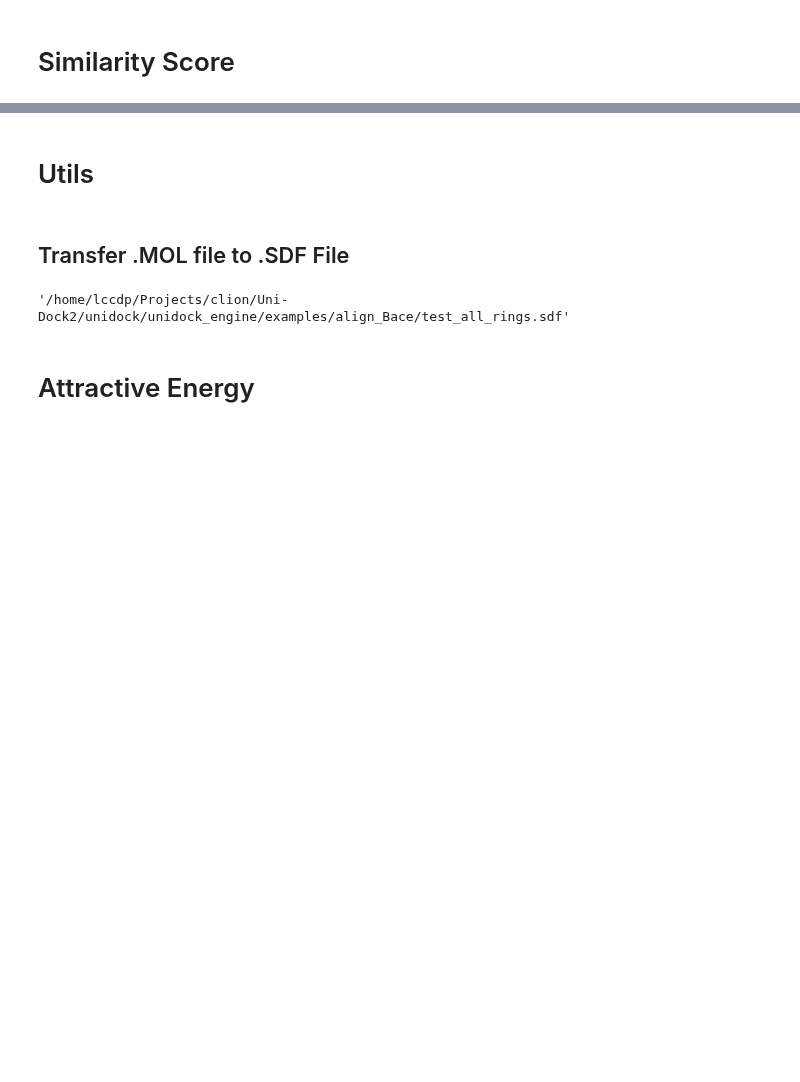
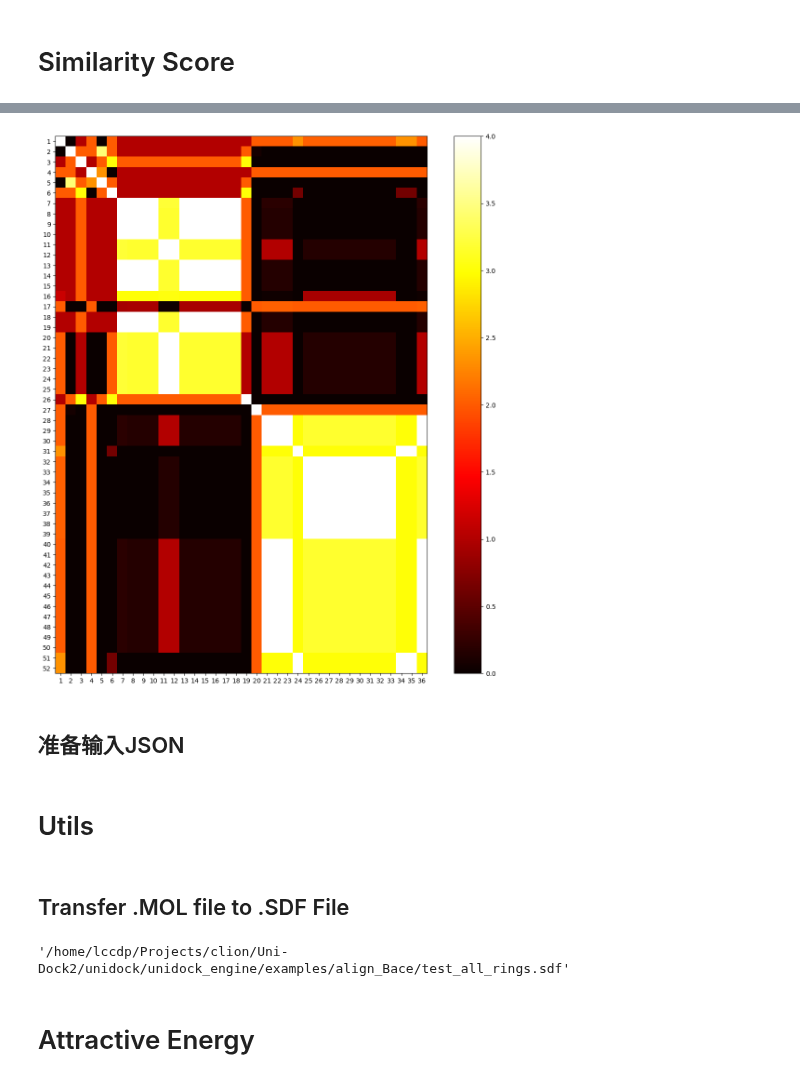
Before and after one commit to dptech-corp/Uni-Dock2, a Jupyter notebook: unidock/unidock_engine/scripts/zalign.ipynb, the cells around one changed output, grey strips where cells are left out. Saved outputs shown, nothing was run; the diff lists cells and outputs as text; code cells hidden in the pictures; blank space fills up the shorter version.

Commit message:
zalign similarity score finished

```diff
--- a/unidock/unidock_engine/scripts/zalign.ipynb
+++ b/unidock/unidock_engine/scripts/zalign.ipynb
@@ -158,0 +3,30 @@ SyntaxError: incomplete input (1614240382.py, line 59)
+# %%
+from zalign import ZScore
+from rdkit import Chem
+
+
+fp_sdf_q = "/home/lccdp/Projects/clion/Uni-Dock2/unidock/unidock_engine/examples/align_Bace/CAT-13g.sdf"
+fp_sdf_t = "/home/lccdp/Projects/clion/Uni-Dock2/unidock/unidock_engine/examples/align_Bace/reference.sdf"
+
+mol_q = Chem.SDMolSupplier(fp_sdf_q, removeHs=False)[0]
+mol_t = Chem.SDMolSupplier(fp_sdf_t, removeHs=False)[0]
+
+matrix = ZScore(mol_q, mol_t).score()
+# %%
+# show this similarity score matrix using matplotlib, with a matrix heatmap
+import matplotlib.pyplot as plt
+import numpy as np
+
+
+# show the matrix heatmap
+plt.figure(figsize=(15, 15))
+plt.imshow(matrix, cmap='hot', interpolation='nearest')
+plt.colorbar()
+
+# add x and y axis ticks as the atom index of each molecule
+plt.xticks(range(matrix.shape[1]), range(1, matrix.shape[1] + 1))
+plt.yticks(range(matrix.shape[0]), range(1, matrix.shape[0] + 1))
+
+plt.show()
+# %% [output]
+[figure, added]
@@ -159,3 +62,5 @@ SyntaxError: incomplete input (1614240382.py, line 59)
+# %% [markdown]
+## 准备输入JSON
 # %% [markdown]
 # Utils
 # %% [markdown]
```
Also changed, not shown: parts of 4 cells of this notebook, 1 other file.
